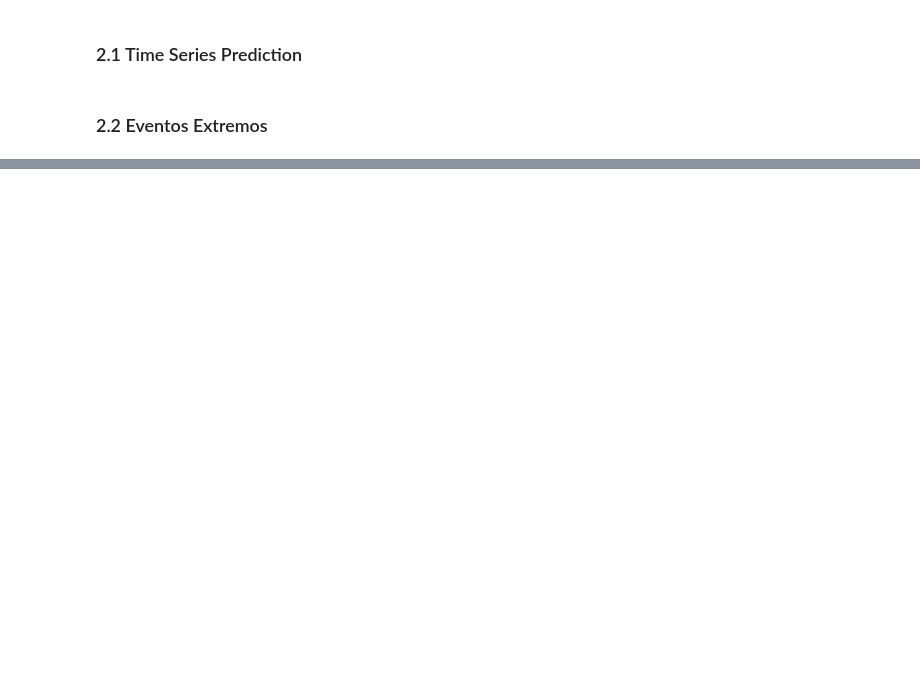
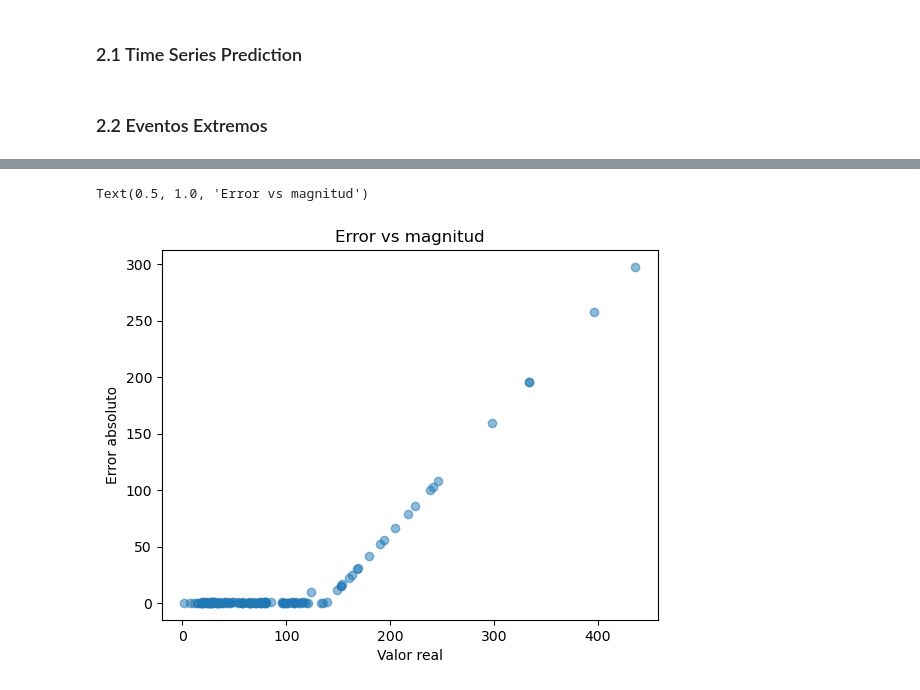
Before and after one commit to AndreyPrado/Pronostico_Caudales_Extremos, a Jupyter notebook: ValoresExtremos/cod/py/prediccion_minimos.ipynb, the cells around one changed output, grey strips where cells are left out. Drawn from its saved outputs; the diff is of its cells as text; code cells hidden in the pictures; blank space fills up the shorter version.

```diff
--- a/ValoresExtremos/cod/py/prediccion_minimos.ipynb
+++ b/ValoresExtremos/cod/py/prediccion_minimos.ipynb
@@ -211,0 +376,8 @@ for i in range(N-T+1):
+# %%
+plt.scatter(y_true, np.abs(y_pred - y_true), alpha=0.5)
+plt.xlabel("Valor real")
+plt.ylabel("Error absoluto")
+plt.title("Error vs magnitud")
+# %% [output]
+Text(0.5, 1.0, 'Error vs magnitud')
+[figure, added]
```
Also changed, not shown: parts of 13 cells of this notebook.
